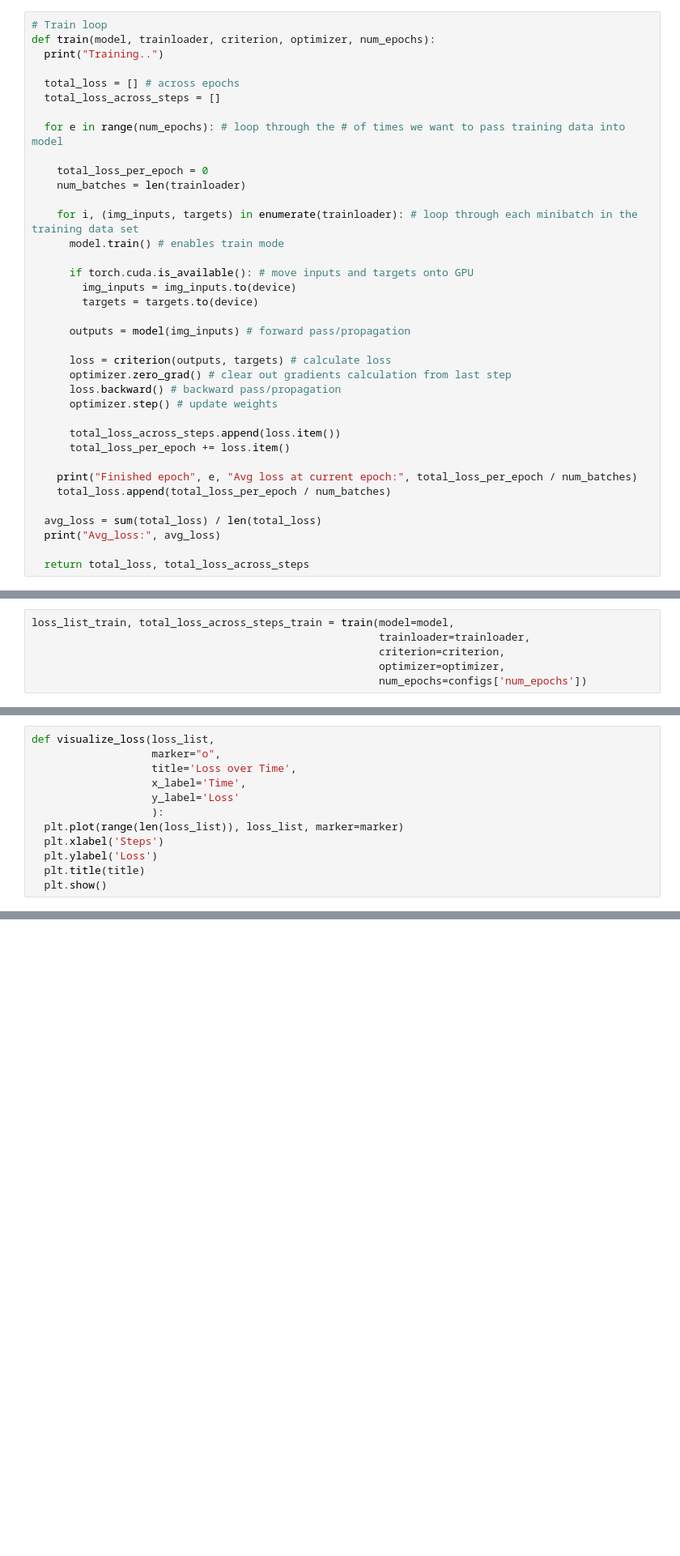
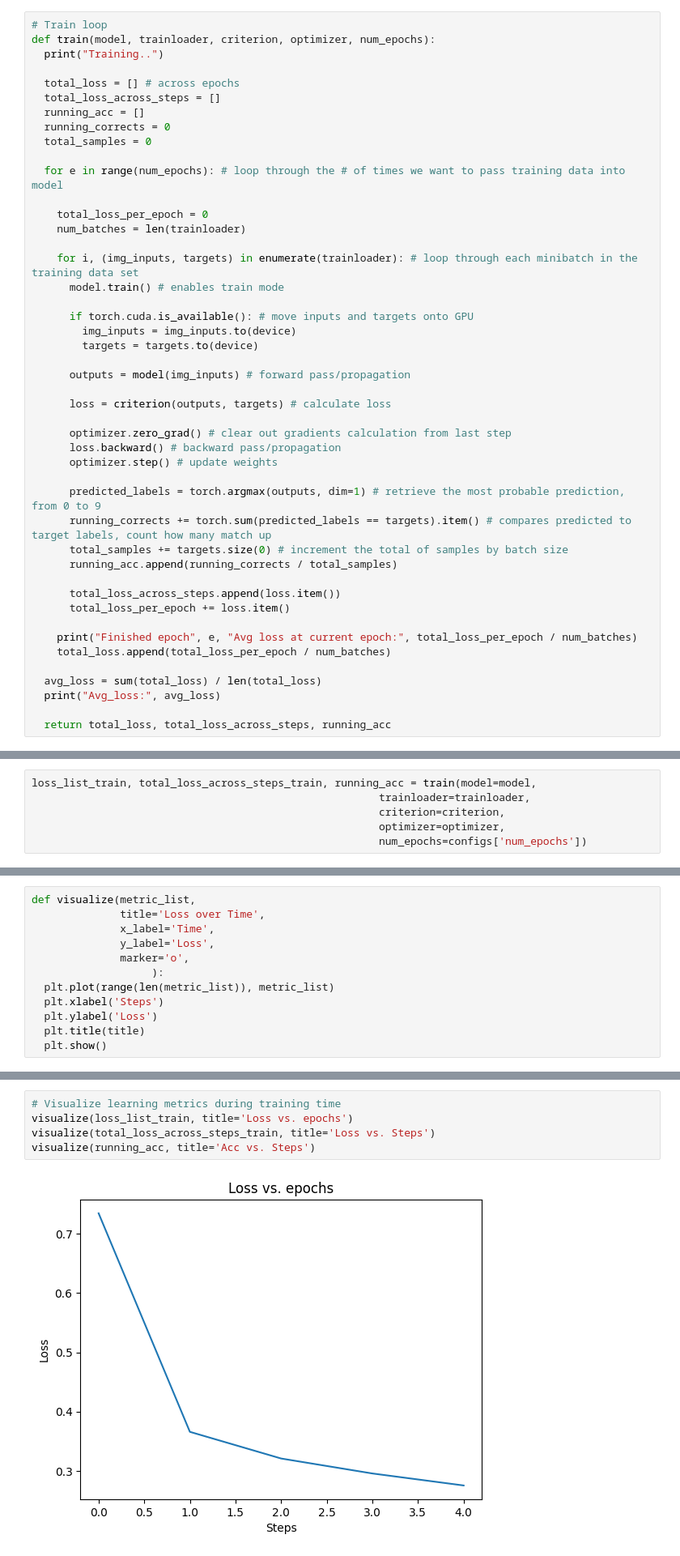
Before and after one commit to emilyjiayaoli/mnist-workshop, a Jupyter notebook: tutorial.ipynb, the cells around one changed output, grey strips where cells are left out. Shown: that part at 81% size. Cells and saved outputs as stored; diff of their text form; blank space fills up the shorter version.

Commit message:
added acc vs steps viz

```diff
--- a/tutorial.ipynb
+++ b/tutorial.ipynb
@@ -141,6 +141,9 @@ def train(model, trainloader, criterion, optimizer, num_epochs):
 
   total_loss = [] # across epochs
   total_loss_across_steps = []
+  running_acc = []
+  running_corrects = 0
+  total_samples = 0
 
   for e in range(num_epochs): # loop through the # of times we want to pass training data into model
 
@@ -157,9 +160,15 @@ def train(model, trainloader, criterion, optimizer, num_epochs):
       outputs = model(img_inputs) # forward pass/propagation
 
       loss = criterion(outputs, targets) # calculate loss
+
       optimizer.zero_grad() # clear out gradients calculation from last step
       loss.backward() # backward pass/propagation
       optimizer.step() # update weights
+
+      predicted_labels = torch.argmax(outputs, dim=1) # retrieve the most probable prediction, from 0 to 9
+      running_corrects += torch.sum(predicted_labels == targets).item() # compares predicted to target labels, count how many match up
+      total_samples += targets.size(0) # increment the total of samples by batch size
+      running_acc.append(running_corrects / total_samples)
 
       total_loss_across_steps.append(loss.item())
       total_loss_per_epoch += loss.item()
@@ -170,7 +179,7 @@ def train(model, trainloader, criterion, optimizer, num_epochs):
   avg_loss = sum(total_loss) / len(total_loss)
   print("Avg_loss:", avg_loss)
 
-  return total_loss, total_loss_across_steps
+  return total_loss, total_loss_across_steps, running_acc
 # %%
 def test(model, testloader, criterion):
   print("Testing..")
@@ -205,7 +214,7 @@ def test(model, testloader, criterion):
 
   return total_loss
 # %%
-loss_list_train, total_loss_across_steps_train = train(model=model,
+loss_list_train, total_loss_across_steps_train, running_acc = train(model=model,
                                                        trainloader=trainloader,
                                                        criterion=criterion,
                                                        optimizer=optimizer,
@@ -229,13 +238,13 @@ avg_loss: 0.25779214340030765
 # %% [markdown]
 ## Visualization: Loss over time
 # %%
-def visualize_loss(loss_list,
-                   marker="o",
-                   title='Loss over Time',
-                   x_label='Time',
-                   y_label='Loss'
+def visualize(metric_list,
+              title='Loss over Time',
+              x_label='Time',
+              y_label='Loss',
+              marker='o',
                    ):
-  plt.plot(range(len(loss_list)), loss_list, marker=marker)
+  plt.plot(range(len(metric_list)), metric_list)
   plt.xlabel('Steps')
   plt.ylabel('Loss')
   plt.title(title)
@@ -248,0 +252,7 @@ visualize_loss(total_loss_across_steps_train)
+# %%
+# Visualize learning metrics during training time
+visualize(loss_list_train, title='Loss vs. epochs')
+visualize(total_loss_across_steps_train, title='Loss vs. Steps')
+visualize(running_acc, title='Acc vs. Steps')
+# %% [output]
+[figure, added]
```
Also changed, not shown: parts of 7 cells of this notebook, 1 other file.
